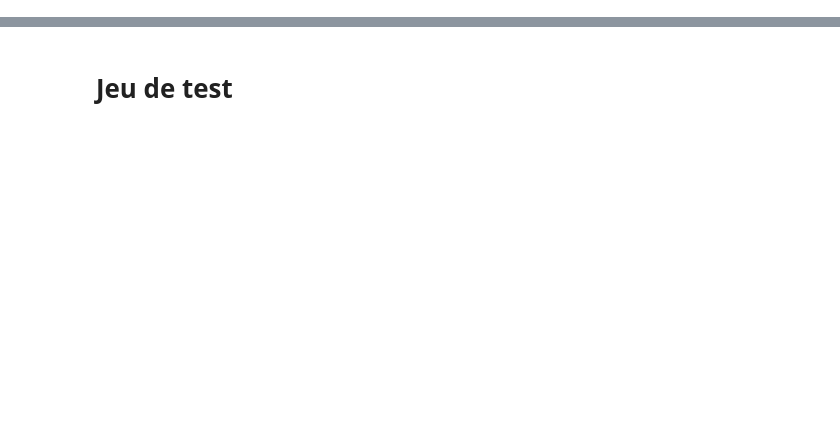
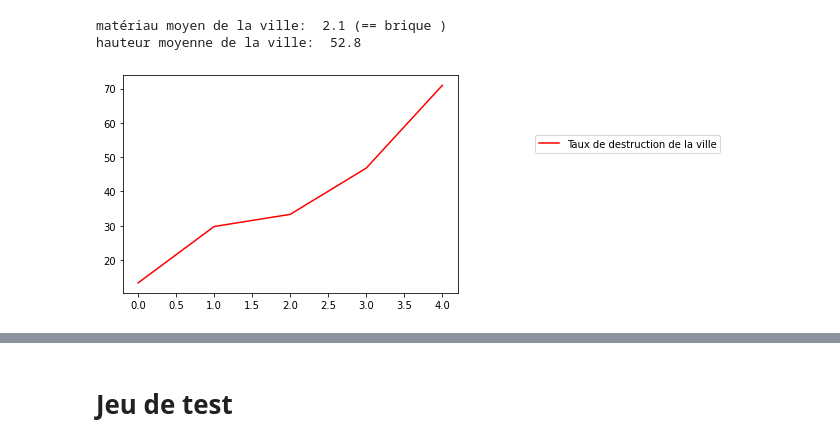
Before and after one commit to are-dynamic-2022-g4/Simtsuna-s-Github-Pages, a Jupyter notebook: Simtsuna-v2.ipynb, the cells around one changed output, grey strips where cells are left out. Cells and saved outputs as stored; diff of their text form; code cells hidden in the pictures; blank space fills up the shorter version.

```diff
--- a/Simtsuna-v2.ipynb
+++ b/Simtsuna-v2.ipynb
@@ -257,0 +470,75 @@ def tsunami(ville, taille, mat_civil):
+# %%
+v1,mc1,nb_civil,nb_morts=main2(5,4,9,"n",3,5)
+
+a=[]
+taille_ville=5
+nb_bats=0
+def taux(ville,civil):
+    taille_ville=len(ville)
+    moy_etat=0
+    nb_bats=0
+    moy_hauteur=0
+    moy_mat=0
+    nb_civil_restant=0
+    for i in range(taille_ville):
+        for j in range(taille_ville):
+            if isinstance(ville[i][j][0],Batiment):
+                moy_etat+=ville[i][j][0].etat
+                nb_bats+=1
+                moy_hauteur+=ville[i][j][0].hauteur
+                moy_mat+=ville[i][j][0].mat
+                nb_civil_restant+=civil[i][j][0].nb_total
+    taux_destruction=100-(moy_etat/nb_bats)
+
+    moy_mat=moy_mat/nb_bats
+    moy_hauteur=moy_hauteur/nb_bats
+    pct_destruction=(100-(moy_etat)/nb_bats)/100
+    #print("nombre de bâtiments: ",nb_bats)
+    #print("Taux de déstruction moyen de la ville: ",100-(moy_etat/nb_bats),"%(",(100-(moy_etat/nb_bats))/100,")")
+    return taux_destruction,pct_destruction,nb_bats,moy_mat,moy_hauteur,nb_civil_restant
+
+taux(v1,mc1)
+
+def find_mat(mat):
+    mat=int(mat)
+    if mat==1 or mat==2:
+        return "brique"
+    elif mat== 3 or mat==4:
+        return "bois"
+    elif mat== 5 or mat==6:
+        return "beton"
+    elif mat== 7 or mat==8:
+        return "roche"
+    elif mat== 9 or mat==10:
+        return "béton fibré"
+
+def analyse(nb_repet,ville,civil,taille,densite,mur,type_p,niv_p):
+    final=[]
+    for i in range(5):
+        nb_bats_moy=[]
+        destru_totale=[]
+        pct_total=[]
+        repet=np.arange(5)
+        villedepart=ville
+        for j in range(nb_repet):
+            ville,civil,nb_civil,nb_perte=main2(taille,i,densite,mur,type_p,niv_p) #à mettre une fois
+            #puis faire tsunami ici
+            destru,pct,nb_bats,mat,hauteur,nb_civil_restant=taux(ville,civil)
+            nb_bats_moy.append(nb_bats)
+            destru_totale.append(destru)
+            pct_total.append(pct)
+        final.append(np.mean(destru_totale))
+    #print("final: ",final)
+    #print("Nombre de civil initial: ",nb_civil)
+    #print("Nombre de morts: ",nb_perte)
+    m=find_mat(mat)
+    print("matériau moyen de la ville: ",mat, "(==",m,")")
+    print("hauteur moyenne de la ville: ",hauteur)
+    _= plt.plot(repet,final,color="red",label="Taux de destruction de la ville")
+    plt.legend(bbox_to_anchor =(1.80, 0.75), ncol = 1)
+
+analyse(100,v1,mc1,5,9,"o",3,5)
+# %% [output]
+matériau moyen de la ville:  2.1 (== brique )
+hauteur moyenne de la ville:  52.8
+[figure, added]
```
Also changed, not shown: parts of 10 cells of this notebook.
